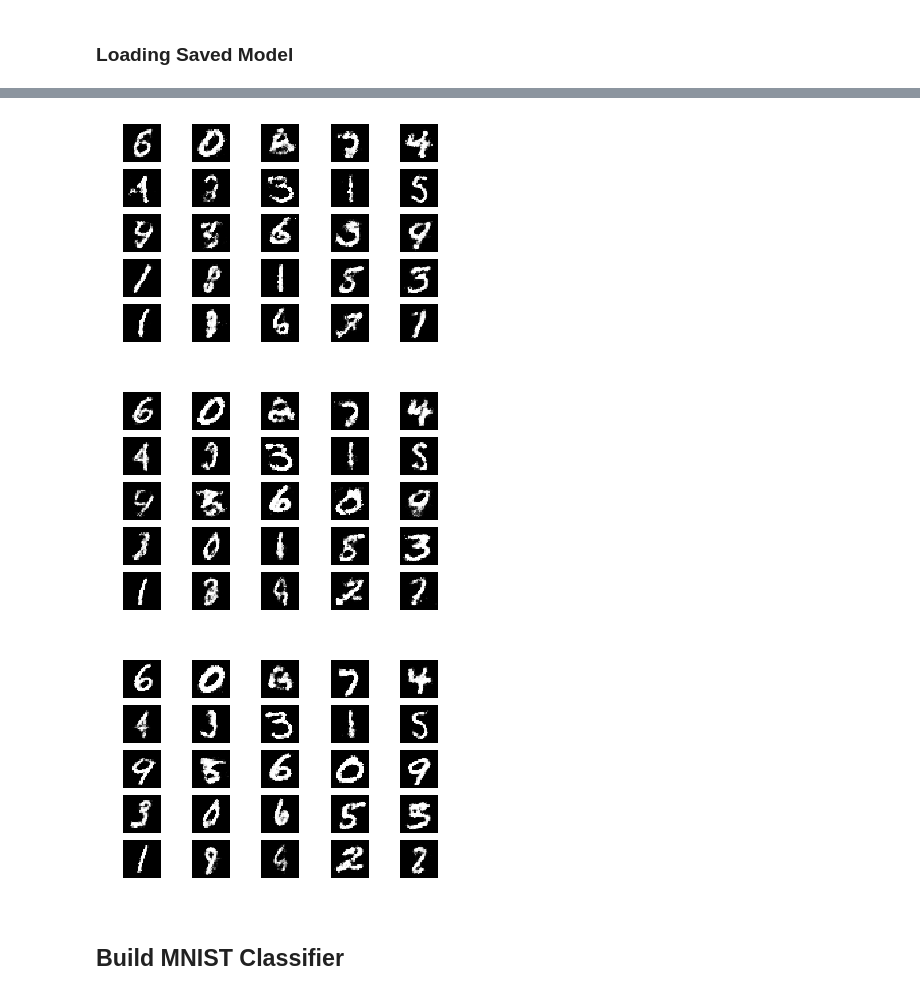
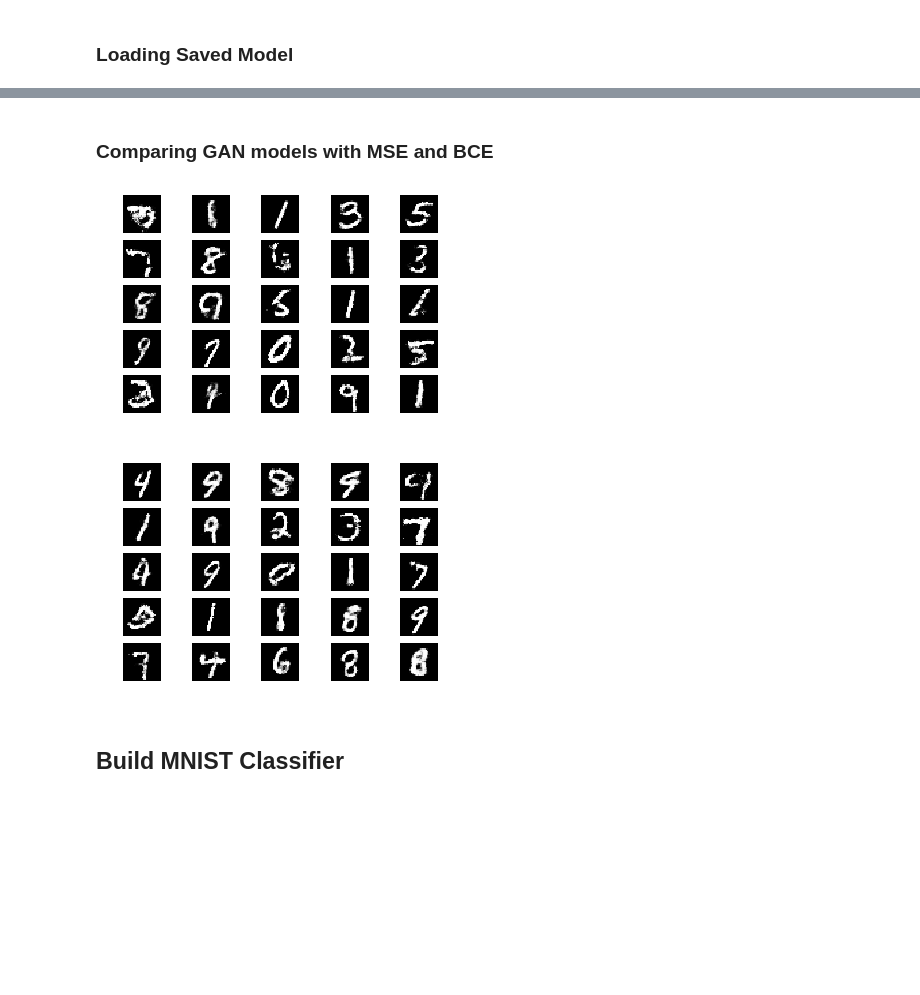
Before and after one commit to chandraseta/gan-on-structured-data, a Jupyter notebook: gan/notebooks/gan-exploration.ipynb, the cells around one changed output, grey strips where cells are left out. Drawn from its saved outputs; the diff is of its cells as text; code cells hidden in the pictures; blank space fills up the shorter version.

```diff
--- a/gan/notebooks/gan-exploration.ipynb
+++ b/gan/notebooks/gan-exploration.ipynb
@@ -155,14 +156,13 @@ class GAN():
         return Model(noise, img)
 
 
-    def train(self, epochs, batch_size=128, export_image_interval=250, save_model_interval=2500):
+    def train(self, epochs, batch_size=128, export_interval=250, save_model_interval=5000):
 
         # Load the dataset
         (X_train, _), (_, _) = mnist.load_data()
-
         # X_train shape: (m, W, H)
 
-        # Rescale 0 to 1
+        X_train = X_train[:40000]
         X_train = (X_train.astype(np.float32)) / 255
 
         # Change X_train's shape to (m, W, H, c)
@@ -194,7 +194,8 @@ class GAN():
             noise = np.random.normal(0, 1, (batch_size, 100))
 
             # The generator wants to fool the discriminator, hence trained with valid label (1)
-            valid_y = np.array([1] * batch_size)
+            # valid_y = np.array([1] * batch_size)
+            valid_y = np.ones((batch_size, 1))
 
             # Train the generator
             g_loss = self.combined.train_on_batch(noise, valid_y)
@@ -203,8 +204,11 @@ class GAN():
             # Print progress
             print ("{:5d} [D loss: {}, acc_real: {:2f}, acc_fake: {:2f}] [G loss: {}]".format(epoch, d_loss[0], 100*d_loss_real[1], 100*d_loss_fake[1], g_loss))
 
-            # Save generated samples at export_image_interval
-            if epoch % export_image_interval == 0:
+            with open('gan/gan.log', 'a') as log_file:
+                log_file.write('{},{}\n'.format(d_loss[0], g_loss))
+
+            # Save generated samples at export_interval
+            if epoch % export_interval == 0:
                 r, c = 3, 3
 
                 fig, axs = plt.subplots(r, c)
@@ -251,7 +255,6 @@ class GAN():
                 fig.savefig("gan/images/mnist_{}_detected.png".format(epoch))
                 plt.close()
 
-
             # Save models at save_interval
             if epoch != 0 and epoch % save_model_interval == 0:
                 self.save_model(version=str(epoch))
@@ -259,6 +262,6 @@ class GAN():
 
 # if __name__ == '__main__':
 #     gan = GAN()
-#     gan.train(epochs=30001, batch_size=64, export_image_interval=250, save_model_interval=2500)
+#     gan.train(epochs=30001, batch_size=64, export_interval=1000, save_model_interval=10000)
 # %% [markdown]
 ### Loading Saved Model
@@ -310,0 +268,6 @@ _________________________________________________________________
+# %%
+gan_mse = GAN()
+gan_mse.load_model(version='mse')
+
+gan_bce = GAN()
+gan_bce.load_model(version='bce')
@@ -311,37 +309,29 @@ _________________________________________________________________
+# %% [markdown]
+### Comparing GAN models with MSE and BCE
 # %%
 noise = np.random.normal(0, 1, (25, 100))
 
-gen_imgs_125 = gan125.generator.predict(noise)
-gen_imgs_175 = gan175.generator.predict(noise)
-gen_imgs_300 = gan300.generator.predict(noise)
+gen_imgs_mse = gan_mse.generator.predict(noise)
+gen_imgs_bce = gan_bce.generator.predict(noise)
 
 fig, axs = plt.subplots(5, 5)
 count = 0
 for i in range(5):
     for j in range(5):
-        axs[i,j].imshow(gen_imgs_125[count, :,:,0], cmap='gray')
+        axs[i,j].imshow(gen_imgs_mse[count, :,:,0], cmap='gray')
         axs[i,j].axis('off')
         count += 1
 
 fig, axs = plt.subplots(5, 5)
 count = 0
 for i in range(5):
     for j in range(5):
-        axs[i,j].imshow(gen_imgs_175[count, :,:,0], cmap='gray')
+        axs[i,j].imshow(gen_imgs_bce[count, :,:,0], cmap='gray')
         axs[i,j].axis('off')
         count += 1
-
-fig, axs = plt.subplots(5, 5)
-count = 0
-for i in range(5):
-    for j in range(5):
-        axs[i,j].imshow(gen_imgs_300[count, :,:,0], cmap='gray')
-        axs[i,j].axis('off')
-        count += 1
 # %% [output]
-[figure, old version]
+[figure, new version]
-[figure, old version]
+[figure, new version]
-[figure, removed]
 # %% [markdown]
 ## Build MNIST Classifier
 # %%
```
Also changed, not shown: parts of 5 cells of this notebook, 1 other file.
